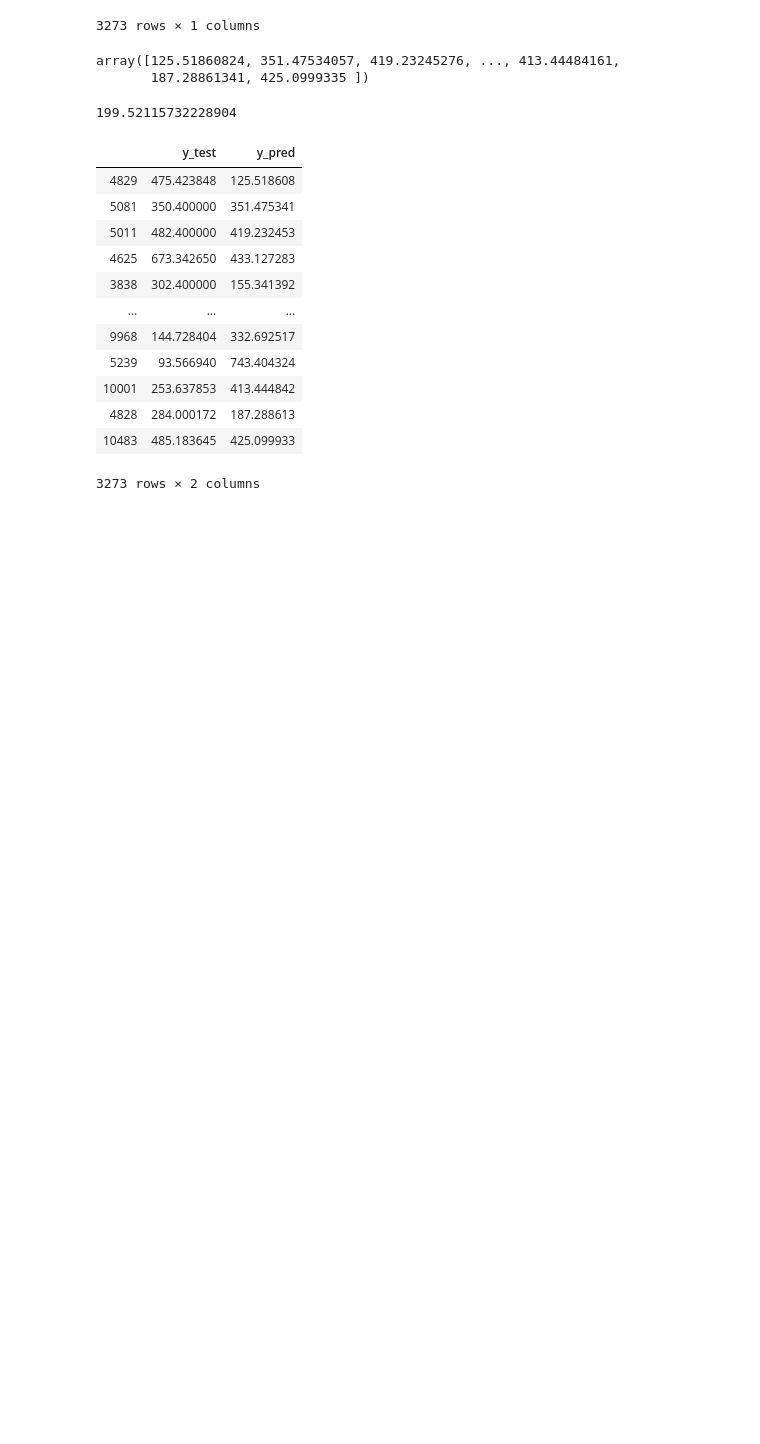
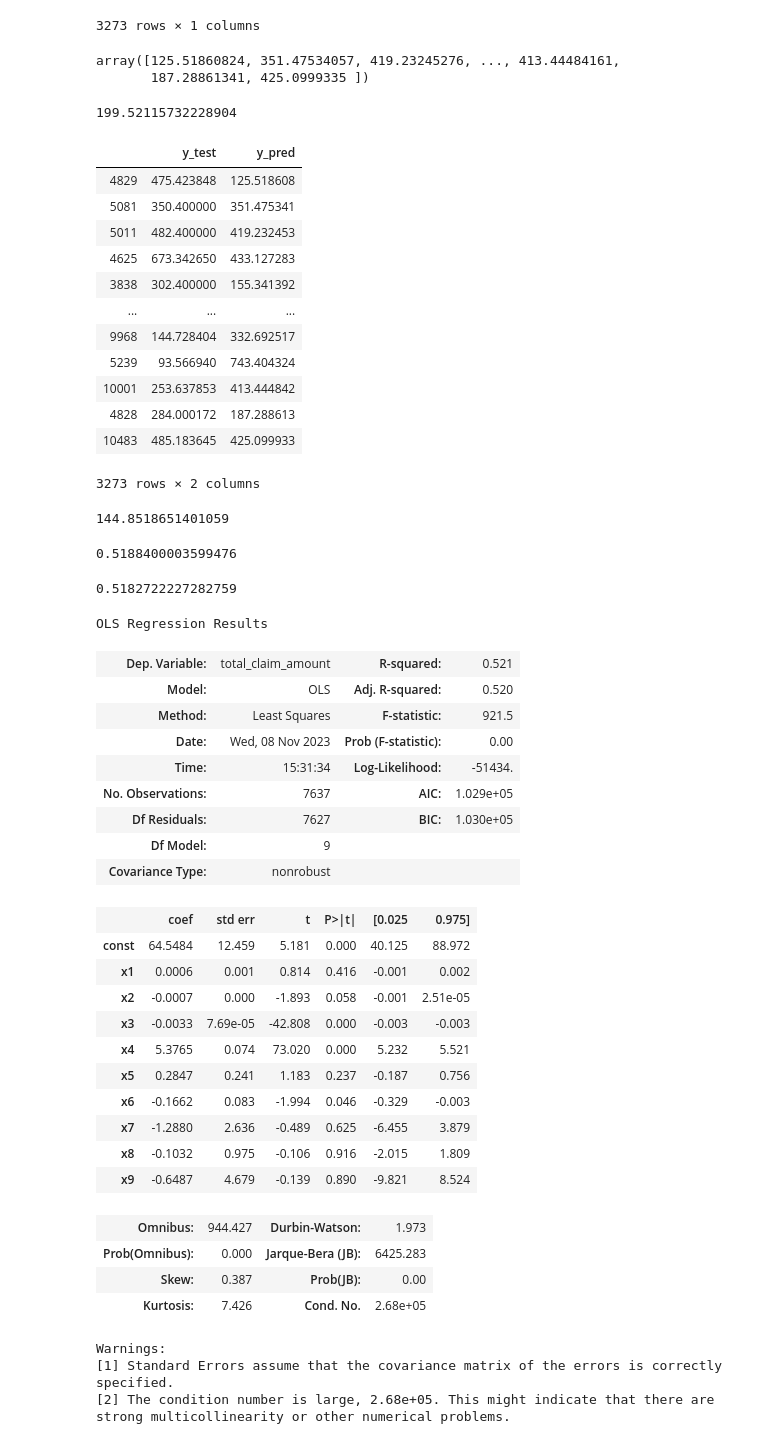
Before and after one commit to Agataplucienik/IronlabAgata, a Jupyter notebook: Week 4/fitting and evaluating.ipynb, the cells around one changed output. Cells and saved outputs as stored; diff of their text form; code cells hidden in the pictures; blank space fills up the shorter version.

```diff
--- a/Week 4/fitting and evaluating.ipynb
+++ b/Week 4/fitting and evaluating.ipynb
@@ -182,0 +195,4 @@ real_vs_pred
+# %%
+mae(y_test, y_pred)
+# %% [output]
+144.8518651401059
@@ -182,0 +203,51 @@ real_vs_pred
+# %%
+r2
+# %% [output]
+0.5188400003599476
+# %%
+Adj_r2 = 1-(((1-r2)*(7637-1))/(7637-9-1))
+Adj_r2
+# %% [output]
+0.5182722227282759
+# %%
+import statsmodels.api as sm
+
+X_train_const = sm.add_constant(X_train.to_numpy())
+
+mode_l = sm.OLS(y_train, X_train_const).fit()
+predictions_train = mode_l.predict(X_train_const)
+
+X_test_const = sm.add_constant(X_test)
+y_pred = mode_l.predict(X_test_const)
+print_model = mode_l.summary()
+print_model
+# %% [output]
+OLS Regression Results
+| Dep. Variable: | total_claim_amount | R-squared: | 0.521 |
+| Model: | OLS | Adj. R-squared: | 0.520 |
+| Method: | Least Squares | F-statistic: | 921.5 |
+| Date: | Wed, 08 Nov 2023 | Prob (F-statistic): | 0.00 |
+| Time: | 15:31:34 | Log-Likelihood: | -51434. |
+| No. Observations: | 7637 | AIC: | 1.029e+05 |
+| Df Residuals: | 7627 | BIC: | 1.030e+05 |
+| Df Model: | 9 |  |  |
+| Covariance Type: | nonrobust |  |  |
+|  | coef | std err | t | P>|t| | [0.025 | 0.975] |
+| const | 64.5484 | 12.459 | 5.181 | 0.000 | 40.125 | 88.972 |
+| x1 | 0.0006 | 0.001 | 0.814 | 0.416 | -0.001 | 0.002 |
+| x2 | -0.0007 | 0.000 | -1.893 | 0.058 | -0.001 | 2.51e-05 |
+| x3 | -0.0033 | 7.69e-05 | -42.808 | 0.000 | -0.003 | -0.003 |
+| x4 | 5.3765 | 0.074 | 73.020 | 0.000 | 5.232 | 5.521 |
+| x5 | 0.2847 | 0.241 | 1.183 | 0.237 | -0.187 | 0.756 |
+| x6 | -0.1662 | 0.083 | -1.994 | 0.046 | -0.329 | -0.003 |
+| x7 | -1.2880 | 2.636 | -0.489 | 0.625 | -6.455 | 3.879 |
+| x8 | -0.1032 | 0.975 | -0.106 | 0.916 | -2.015 | 1.809 |
+| x9 | -0.6487 | 4.679 | -0.139 | 0.890 | -9.821 | 8.524 |
+| Omnibus: | 944.427 | Durbin-Watson: | 1.973 |
+| Prob(Omnibus): | 0.000 | Jarque-Bera (JB): | 6425.283 |
+| Skew: | 0.387 | Prob(JB): | 0.00 |
+| Kurtosis: | 7.426 | Cond. No. | 2.68e+05 |
+Warnings:
+[1] Standard Errors assume that the covariance matrix of the errors is correctly specified.
+[2] The condition number is large, 2.68e+05. This might indicate that there are
+strong multicollinearity or other numerical problems.
```
Also changed, not shown: parts of 7 cells of this notebook, 44 other files.
